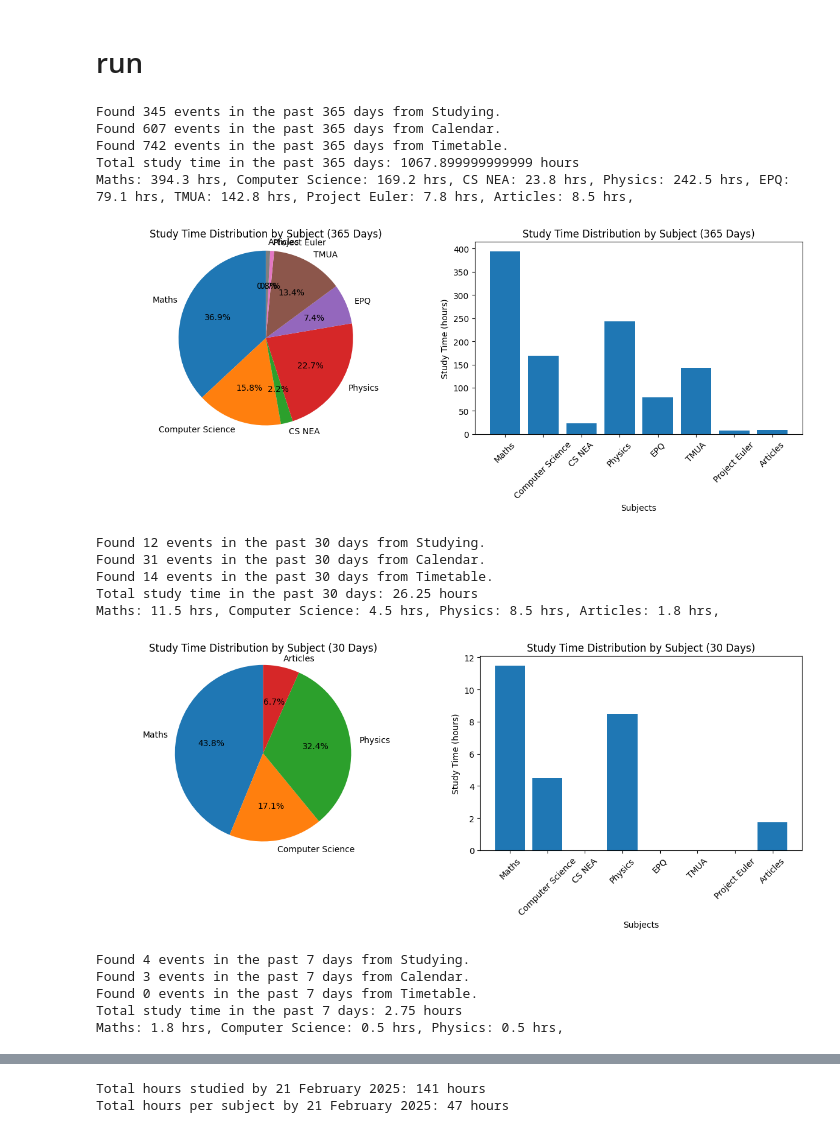
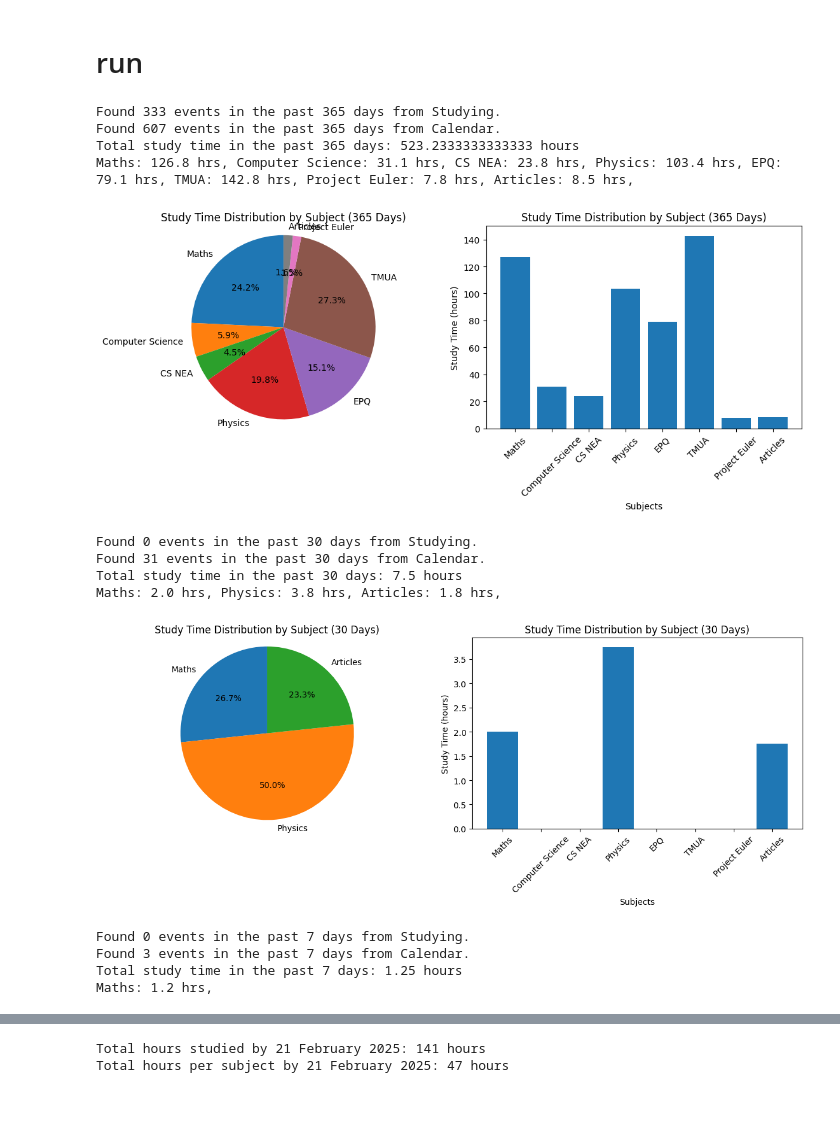
Before and after one commit to brimell/studying, a Jupyter notebook: study_stats.ipynb, the cells around one changed output, grey strips where cells are left out. Saved outputs shown, nothing was run; the diff lists cells and outputs as text; code cells hidden in the pictures; blank space fills up the shorter version.

Commit message:
ran, discounting timetable

```diff
--- a/study_stats.ipynb
+++ b/study_stats.ipynb
@@ -515,29 +515,26 @@ def study_stats(service, calendar_ids, num_previous_days=365):
 # %%
 service = authenticate_google_calendar()
 calendar_ids = [
     "0ca09266015f691eebe0d00c6f3ed7a784713e0160a694b8f7929add00cb1aa1@group.calendar.google.com",
     "billjrimell@gmail.com",
-    "b7ca60b7b46309b1e408a4a240a5456ca98cb4af51ad62d260ae8ae4fd0ce45d@group.calendar.google.com" # timetable
+    # "b7ca60b7b46309b1e408a4a240a5456ca98cb4af51ad62d260ae8ae4fd0ce45d@group.calendar.google.com" # timetable
 ]
 
 # Generate statistics and plots for different time periods
 for days in [365, 30, 7]:
     study_stats(service, calendar_ids, num_previous_days=days)
 # %% [output]
-Found 345 events in the past 365 days from Studying.
+Found 333 events in the past 365 days from Studying.
 Found 607 events in the past 365 days from Calendar.
-Found 742 events in the past 365 days from Timetable.
-Total study time in the past 365 days: 1067.899999999999 hours
-Maths: 394.3 hrs, Computer Science: 169.2 hrs, CS NEA: 23.8 hrs, Physics: 242.5 hrs, EPQ: 79.1 hrs, TMUA: 142.8 hrs, Project Euler: 7.8 hrs, Articles: 8.5 hrs,
+Total study time in the past 365 days: 523.2333333333333 hours
+Maths: 126.8 hrs, Computer Science: 31.1 hrs, CS NEA: 23.8 hrs, Physics: 103.4 hrs, EPQ: 79.1 hrs, TMUA: 142.8 hrs, Project Euler: 7.8 hrs, Articles: 8.5 hrs,
-[figure, old version]
+[figure, new version]
-Found 12 events in the past 30 days from Studying.
+Found 0 events in the past 30 days from Studying.
 Found 31 events in the past 30 days from Calendar.
-Found 14 events in the past 30 days from Timetable.
-Total study time in the past 30 days: 26.25 hours
-Maths: 11.5 hrs, Computer Science: 4.5 hrs, Physics: 8.5 hrs, Articles: 1.8 hrs,
+Total study time in the past 30 days: 7.5 hours
+Maths: 2.0 hrs, Physics: 3.8 hrs, Articles: 1.8 hrs,
-[figure, old version]
+[figure, new version]
-Found 4 events in the past 7 days from Studying.
+Found 0 events in the past 7 days from Studying.
 Found 3 events in the past 7 days from Calendar.
-Found 0 events in the past 7 days from Timetable.
-Total study time in the past 7 days: 2.75 hours
-Maths: 1.8 hrs, Computer Science: 0.5 hrs, Physics: 0.5 hrs,
+Total study time in the past 7 days: 1.25 hours
+Maths: 1.2 hrs,
```
Also changed, not shown: parts of 2 cells of this notebook.
